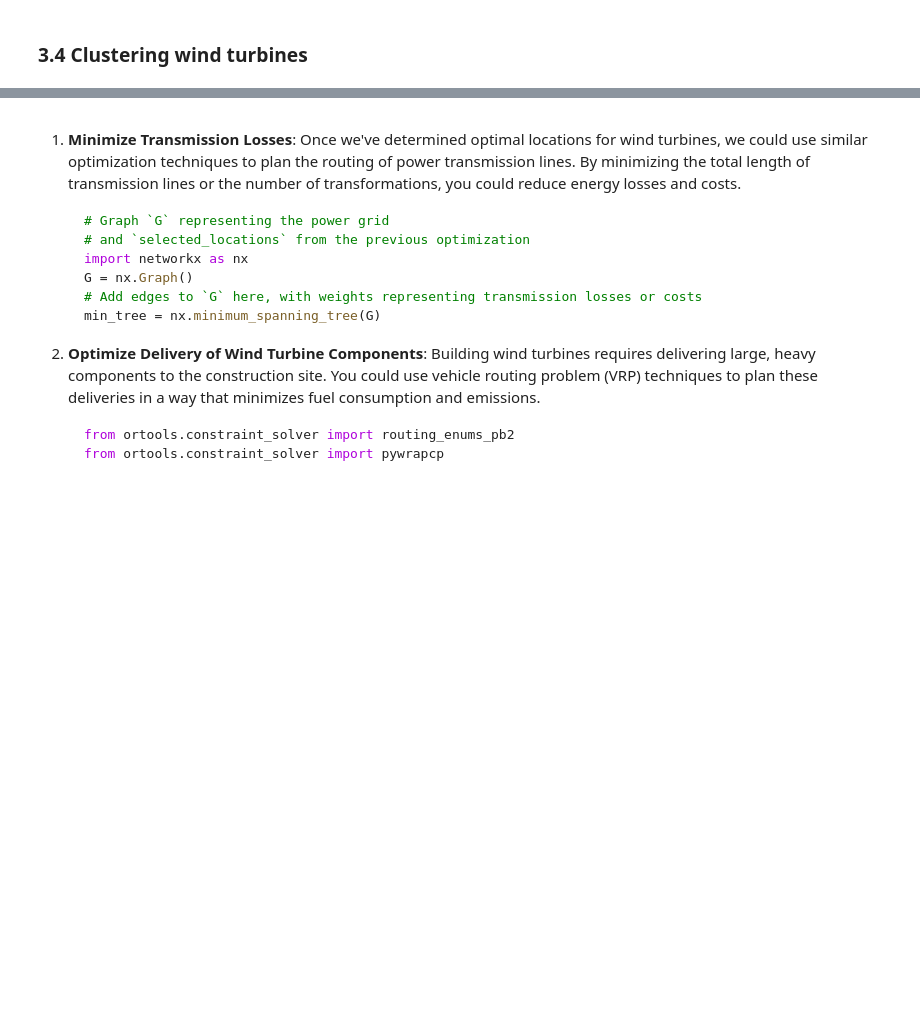
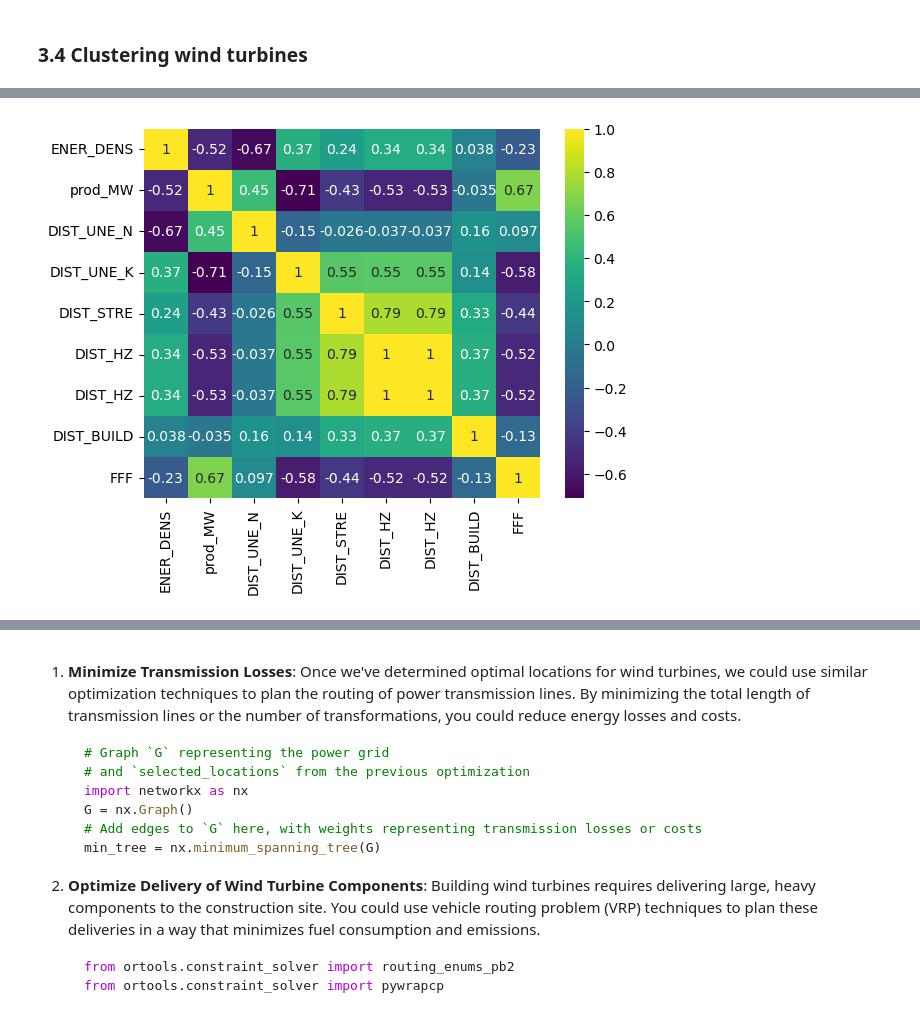
Before and after one commit to percw/Swiss_wind-turbine_optimization, a Jupyter notebook: wind_optimization.ipynb, the cells around one changed output, grey strips where cells are left out. Saved outputs shown, nothing was run; the diff lists cells and outputs as text; code cells hidden in the pictures; blank space fills up the shorter version.

```diff
--- a/wind_optimization.ipynb
+++ b/wind_optimization.ipynb
@@ -759,26 +742,0 @@ fig.show()
-# %%
-from sklearn.cluster import KMeans
-import utm
-import matplotlib.pyplot as plt
-
-# Assuming `gdf` is your GeoDataFrame and it is in geographic coordinates (longitude, latitude)
-gdf = gdf.to_crs(epsg=4326)  # ensure data is in lon/lat
-geometry = gdf.geometry
-
-# Extract latitude and longitude
-coords = [(geom.y, geom.x) for geom in geometry]
-
-# Convert lat/lon to UTM so that we can use Euclidean distance
-utm_coords = [utm.from_latlon(coord[0], coord[1])[:2] for coord in coords]
-
-# Run KMeans on UTM coordinate
-kmeans = KMeans(n_clusters=10)  # adjust this parameter as needed
-clusters = kmeans.fit_predict(utm_coords)
-
-# Add cluster labels back to GeoDataFrame
-gdf['cluster'] = clusters
-
-# Plotting
-fig, ax = plt.subplots(figsize=(10, 10))
-gdf.plot(column='cluster', categorical=True, legend=True, linewidth=0.6, edgecolor='0.2', ax=ax)
-plt.show()
@@ -852,0 +838,9 @@ Total power output: 1059591.0837533455
+# %%
+# Plotting the correlation matrix of the data
+
+corr_vaud = gdf_vaud[columns].corr()
+
+sns.heatmap(corr_vaud, annot=True, cmap='viridis')
+plt.show()
+# %% [output]
+[figure, added]
```
Also changed, not shown: parts of 56 cells of this notebook, 4 other files.
